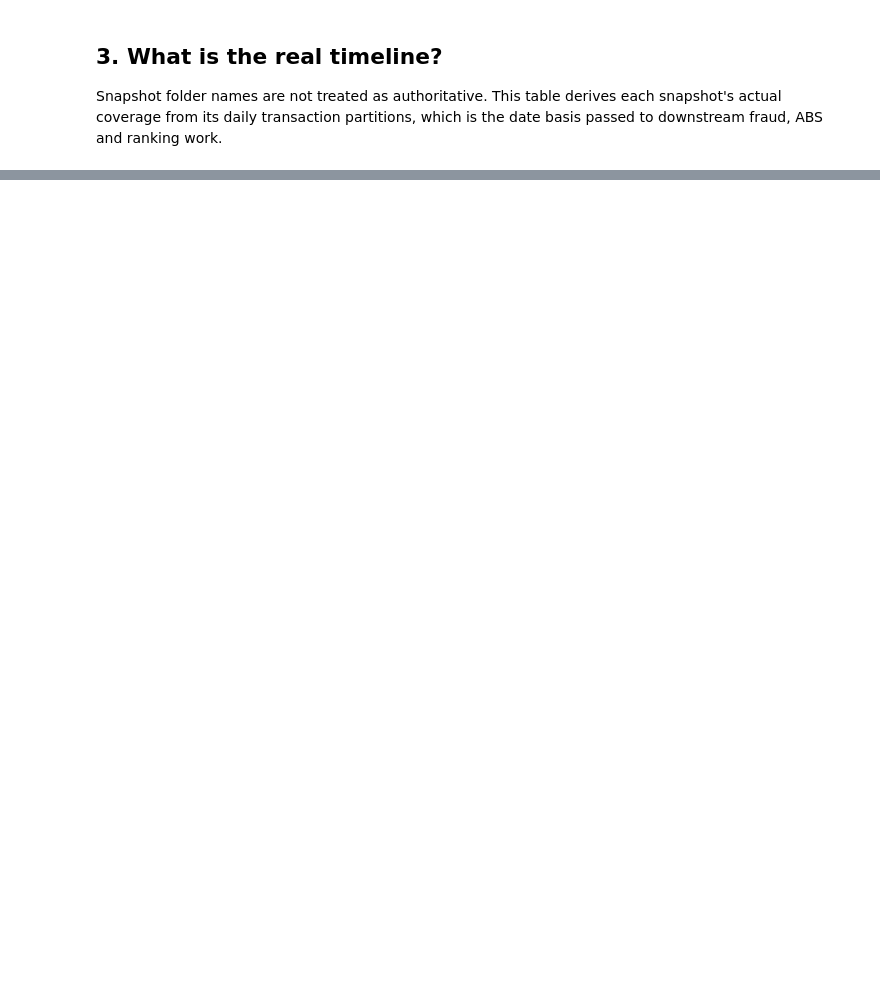
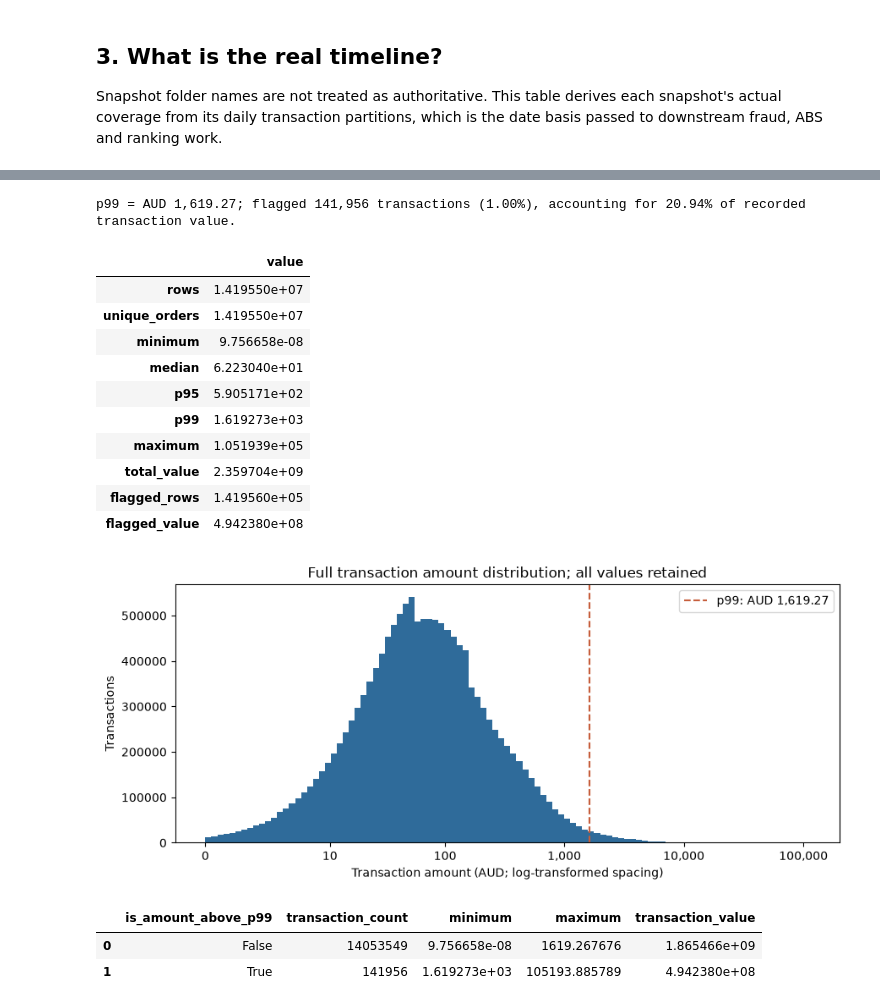
Before and after one commit to yixxx111/MAST30034-Project-2-Group-50, a Jupyter notebook: member2_curation/curation_summary/curation_summary.ipynb, the cells around one changed output, grey strips where cells are left out. Drawn from its saved outputs; the diff is of its cells as text; code cells hidden in the pictures; blank space fills up the shorter version.

```diff
--- a/member2_curation/curation_summary/curation_summary.ipynb
+++ b/member2_curation/curation_summary/curation_summary.ipynb
@@ -81,0 +145,33 @@ display(pending_enrichment)
+# %%
+display(amount.to_frame('value'))
+flagged_share = amount.flagged_rows / amount['rows']
+flagged_value_share = amount.flagged_value / amount.total_value
+print(f"p99 = AUD {amount.p99:,.2f}; flagged {int(amount.flagged_rows):,} transactions ({flagged_share:.2%}), accounting for {flagged_value_share:.2%} of recorded transaction value.")
+hist = pd.read_csv(analysis/'amount_histogram.csv')
+import numpy as np
+fig, ax = plt.subplots(figsize=(9,4))
+ax.bar(hist.log10_amount_bin, hist.transaction_count, width=0.05, align='edge', color='#2F6B9A')
+ax.axvline(np.log10(1+amount.p99),color='#C65D3B',linestyle='--',label=f'p99: AUD {amount.p99:,.2f}')
+ticks=[0,10,100,1000,10000,100000,1000000]
+ticks=[t for t in ticks if t <= amount.maximum*1.2]
+ax.set_xticks(np.log10(1+np.array(ticks)),[f'{t:,}' for t in ticks])
+ax.set(xlabel='Transaction amount (AUD; log-transformed spacing)',ylabel='Transactions',title='Full transaction amount distribution; all values retained')
+ax.legend();fig.tight_layout();plt.show()
+display(pd.read_csv(analysis/'amount_flag_groups.csv'))
+# %% [output]
+p99 = AUD 1,619.27; flagged 141,956 transactions (1.00%), accounting for 20.94% of recorded transaction value.
+|  | value |
+| rows | 1.419550e+07 |
+| unique_orders | 1.419550e+07 |
+| minimum | 9.756658e-08 |
+| median | 6.223040e+01 |
+| p95 | 5.905171e+02 |
+| p99 | 1.619273e+03 |
+| maximum | 1.051939e+05 |
+| total_value | 2.359704e+09 |
+| flagged_rows | 1.419560e+05 |
+| flagged_value | 4.942380e+08 |
+[figure, added]
+|  | is_amount_above_p99 | transaction_count | minimum | maximum | transaction_value |
+| 0 | False | 14053549 | 9.756658e-08 | 1619.267676 | 1.865466e+09 |
+| 1 | True | 141956 | 1.619273e+03 | 105193.885789 | 4.942380e+08 |
```
Also changed, not shown: parts of 20 cells of this notebook, 17 other files.
